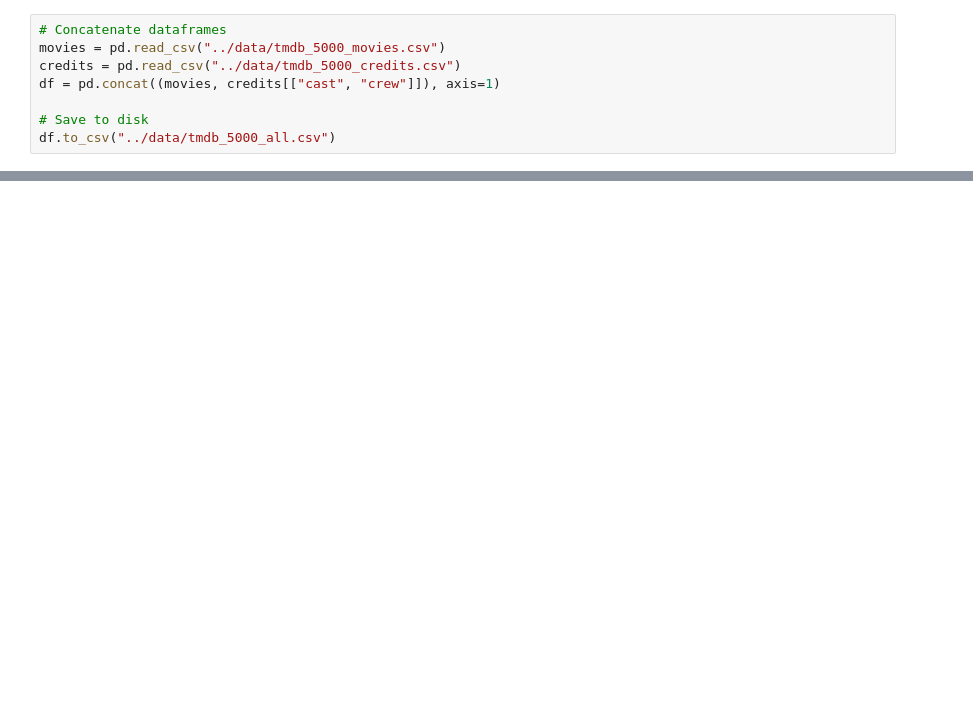
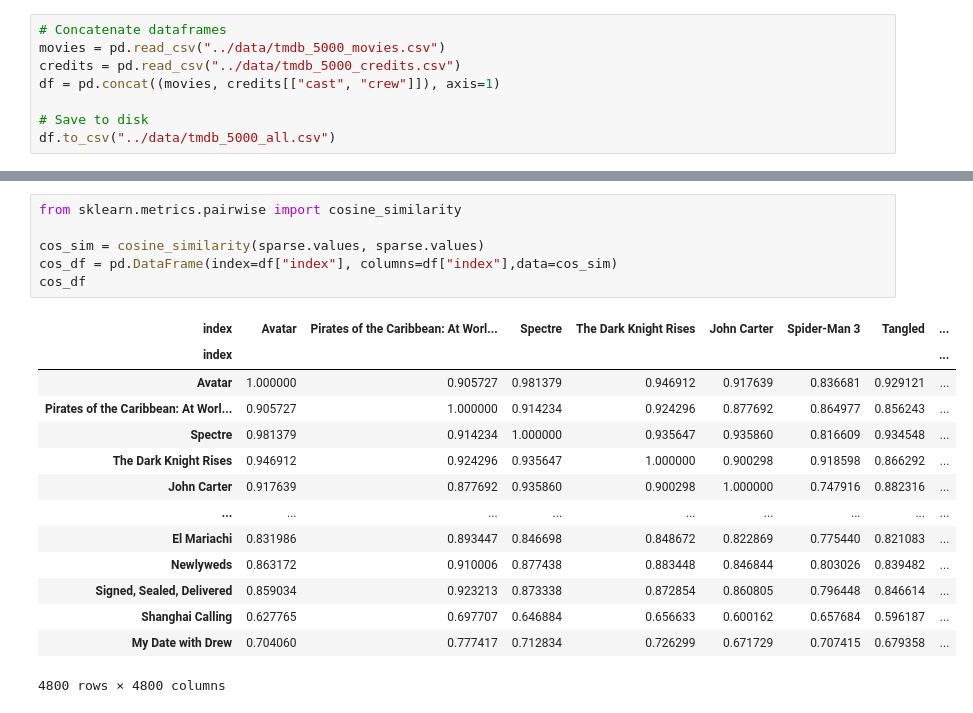
Before and after one commit to MattiaSilvestri/movie-suggestions, a Jupyter notebook: src/main.ipynb, the cells around one changed output, grey strips where cells are left out. Cells and saved outputs as stored; diff of their text form; blank space fills up the shorter version.

Commit message:
build similarity matrix

```diff
--- a/src/main.ipynb
+++ b/src/main.ipynb
@@ -47 +99,22 @@ pd.concat([df["index"], sparse], axis=1)
 4800 rows × 301 columns
+# %%
+from sklearn.metrics.pairwise import cosine_similarity
+
+cos_sim = cosine_similarity(sparse.values, sparse.values)
+cos_df = pd.DataFrame(index=df["index"], columns=df["index"],data=cos_sim)
+cos_df
+# %% [output]
+| index | Avatar | Pirates of the Caribbean: At Worl... | Spectre | The Dark Knight Rises | John Carter | Spider-Man 3 | Tangled | ... |
+| index |  |  |  |  |  |  |  | ... |
+| Avatar | 1.000000 | 0.905727 | 0.981379 | 0.946912 | 0.917639 | 0.836681 | 0.929121 | ... |
+| Pirates of the Caribbean: At Worl... | 0.905727 | 1.000000 | 0.914234 | 0.924296 | 0.877692 | 0.864977 | 0.856243 | ... |
+| Spectre | 0.981379 | 0.914234 | 1.000000 | 0.935647 | 0.935860 | 0.816609 | 0.934548 | ... |
+| The Dark Knight Rises | 0.946912 | 0.924296 | 0.935647 | 1.000000 | 0.900298 | 0.918598 | 0.866292 | ... |
+| John Carter | 0.917639 | 0.877692 | 0.935860 | 0.900298 | 1.000000 | 0.747916 | 0.882316 | ... |
+| ... | ... | ... | ... | ... | ... | ... | ... | ... |
+| El Mariachi | 0.831986 | 0.893447 | 0.846698 | 0.848672 | 0.822869 | 0.775440 | 0.821083 | ... |
+| Newlyweds | 0.863172 | 0.910006 | 0.877438 | 0.883448 | 0.846844 | 0.803026 | 0.839482 | ... |
+| Signed, Sealed, Delivered | 0.859034 | 0.923213 | 0.873338 | 0.872854 | 0.860805 | 0.796448 | 0.846614 | ... |
+| Shanghai Calling | 0.627765 | 0.697707 | 0.646884 | 0.656633 | 0.600162 | 0.657684 | 0.596187 | ... |
+| My Date with Drew | 0.704060 | 0.777417 | 0.712834 | 0.726299 | 0.671729 | 0.707415 | 0.679358 | ... |
+4800 rows × 4800 columns
```
Also changed, not shown: parts of 6 cells of this notebook, 2 other files.
